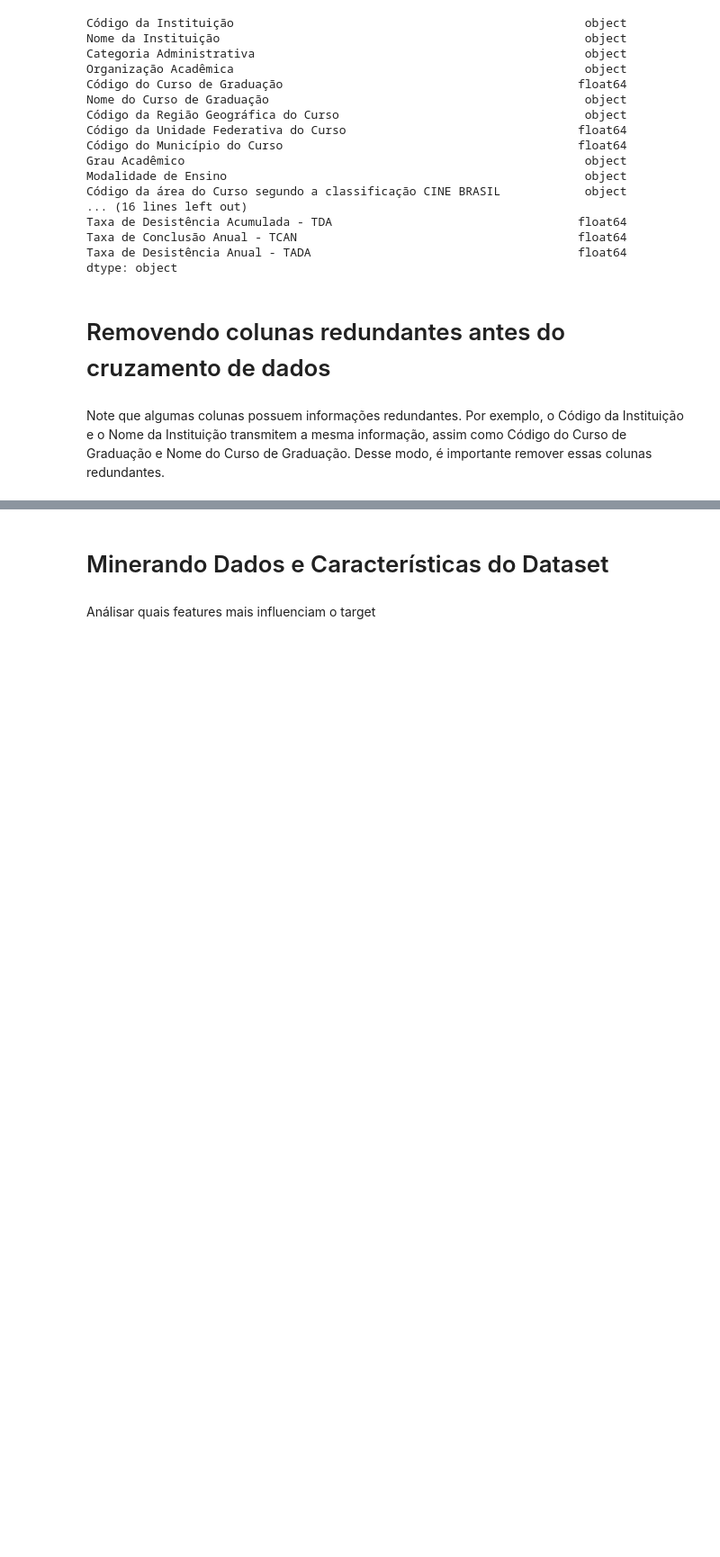
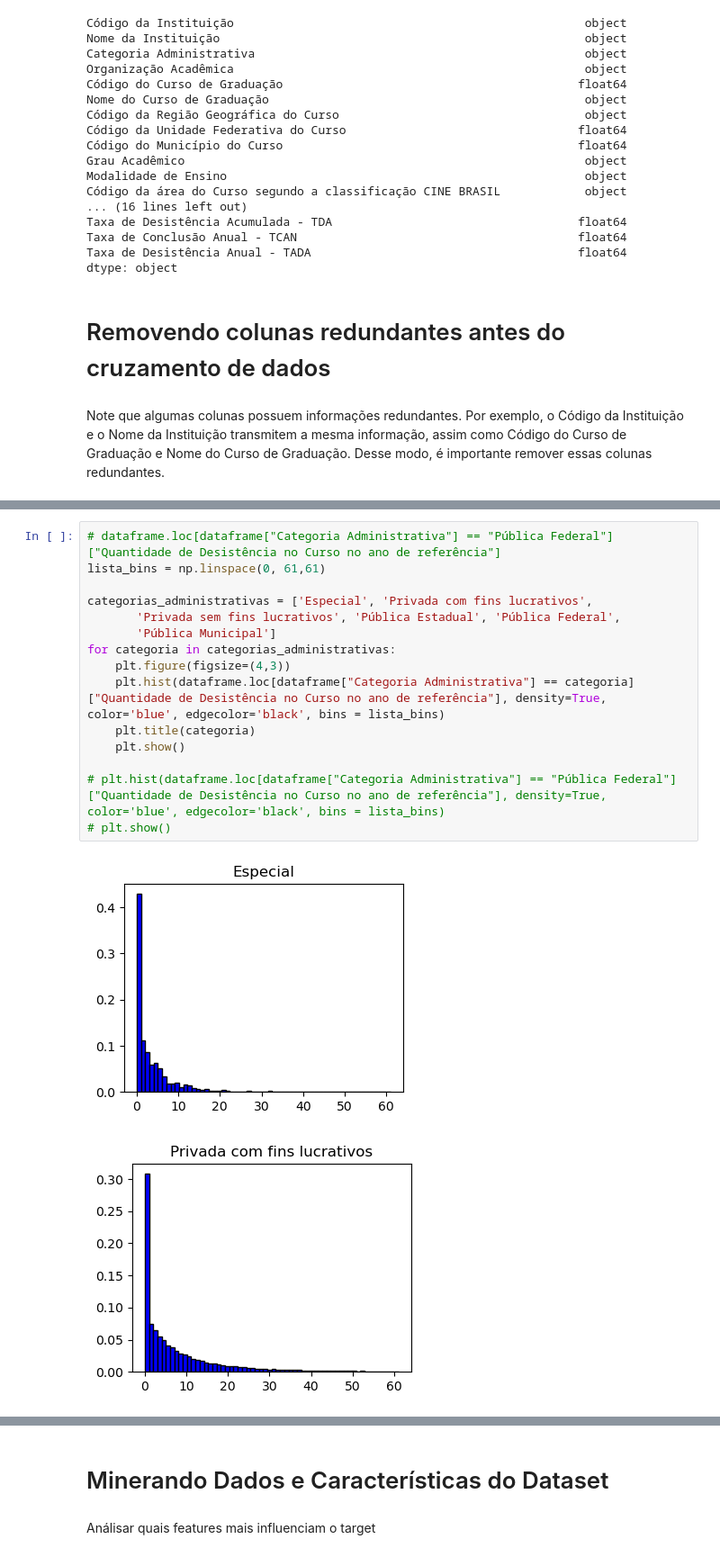
Before and after one commit to carneirogabrielly/Projeto-Microdados, a Jupyter notebook: Gabi.ipynb, the cells around one changed output, grey strips where cells are left out. Shown: that part at 90% size. Cells and saved outputs as stored; diff of their text form; blank space fills up the shorter version.

```diff
--- a/Gabi.ipynb
+++ b/Gabi.ipynb
@@ -289,0 +325,18 @@ variaveis_quantitativas = dataframe.select_dtypes(include=['float64', 'int64'])
+# %%
+# dataframe.loc[dataframe["Categoria Administrativa"] == "Pública Federal"]["Quantidade de Desistência no Curso no ano de referência"]
+lista_bins = np.linspace(0, 61,61)
+
+categorias_administrativas = ['Especial', 'Privada com fins lucrativos',
+       'Privada sem fins lucrativos', 'Pública Estadual', 'Pública Federal',
+       'Pública Municipal']
+for categoria in categorias_administrativas:
+    plt.figure(figsize=(4,3))
+    plt.hist(dataframe.loc[dataframe["Categoria Administrativa"] == categoria]["Quantidade de Desistência no Curso no ano de referência"], density=True, color='blue', edgecolor='black', bins = lista_bins)
+    plt.title(categoria)
+    plt.show()
+
+# plt.hist(dataframe.loc[dataframe["Categoria Administrativa"] == "Pública Federal"]["Quantidade de Desistência no Curso no ano de referência"], density=True, color='blue', edgecolor='black', bins = lista_bins)
+# plt.show()
+# %% [output]
+[figure, added]
+[figure, added]
```
Also changed, not shown: parts of 14 cells of this notebook, 1 other file.
